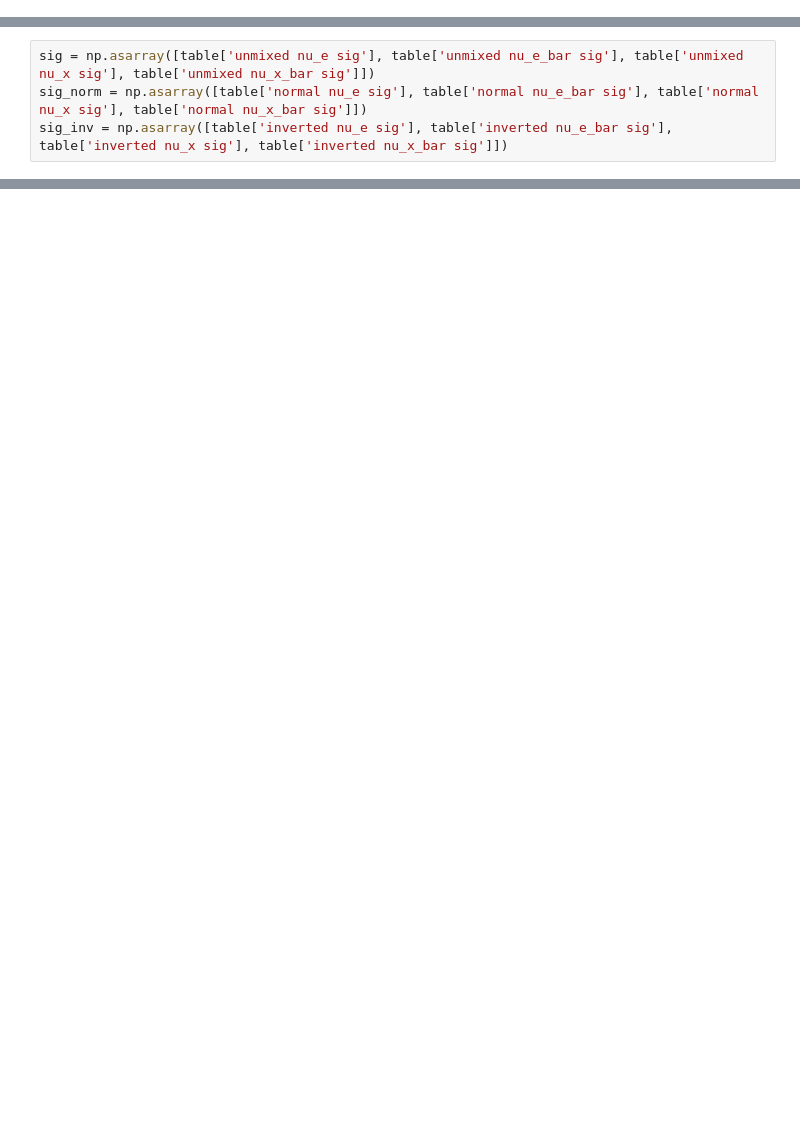
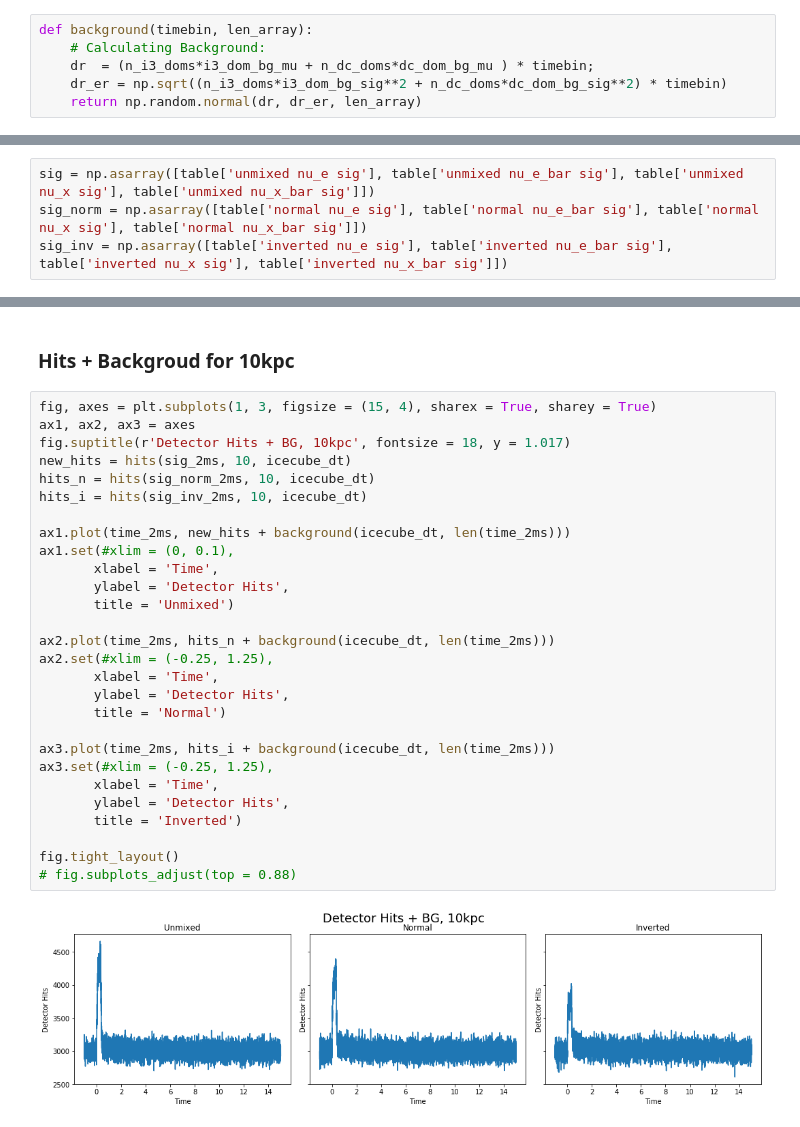
Before and after one commit to icecube/ASTERIA, a Jupyter notebook: docs/nb/detector_hits.ipynb, the cells around one changed output, grey strips where cells are left out. Saved outputs shown, nothing was run; the diff lists cells and outputs as text; blank space fills up the shorter version.

```diff
--- a/docs/nb/detector_hits.ipynb
+++ b/docs/nb/detector_hits.ipynb
@@ -68,4 +84,10 @@ def rebin(var, data, old_binning, new_binning):
     rebinned_var  = var.value[int(0.5 * step)::step]
 
     return rebinned_var, rebinned_data
+# %%
+def background(timebin, len_array):
+    # Calculating Background:
+    dr  = (n_i3_doms*i3_dom_bg_mu + n_dc_doms*dc_dom_bg_mu ) * timebin;
+    dr_er = np.sqrt((n_i3_doms*i3_dom_bg_sig**2 + n_dc_doms*dc_dom_bg_sig**2) * timebin)
+    return np.random.normal(dr, dr_er, len_array)
 # %% [markdown]
@@ -186,0 +152,32 @@ fig.subplots_adjust(top = 0.88)
+# %% [markdown]
+### Hits +  Backgroud for 10kpc
+# %%
+fig, axes = plt.subplots(1, 3, figsize = (15, 4), sharex = True, sharey = True)
+ax1, ax2, ax3 = axes
+fig.suptitle(r'Detector Hits + BG, 10kpc', fontsize = 18, y = 1.017)
+new_hits = hits(sig_2ms, 10, icecube_dt)
+hits_n = hits(sig_norm_2ms, 10, icecube_dt)
+hits_i = hits(sig_inv_2ms, 10, icecube_dt)
+
+ax1.plot(time_2ms, new_hits + background(icecube_dt, len(time_2ms)))
+ax1.set(#xlim = (0, 0.1),
+       xlabel = 'Time',
+       ylabel = 'Detector Hits',
+       title = 'Unmixed')
+
+ax2.plot(time_2ms, hits_n + background(icecube_dt, len(time_2ms)))
+ax2.set(#xlim = (-0.25, 1.25),
+       xlabel = 'Time',
+       ylabel = 'Detector Hits',
+       title = 'Normal')
+
+ax3.plot(time_2ms, hits_i + background(icecube_dt, len(time_2ms)))
+ax3.set(#xlim = (-0.25, 1.25),
+       xlabel = 'Time',
+       ylabel = 'Detector Hits',
+       title = 'Inverted')
+
+fig.tight_layout()
+# fig.subplots_adjust(top = 0.88)
+# %% [output]
+[figure, added]
```
Also changed, not shown: parts of 13 cells of this notebook, 2 other files.
